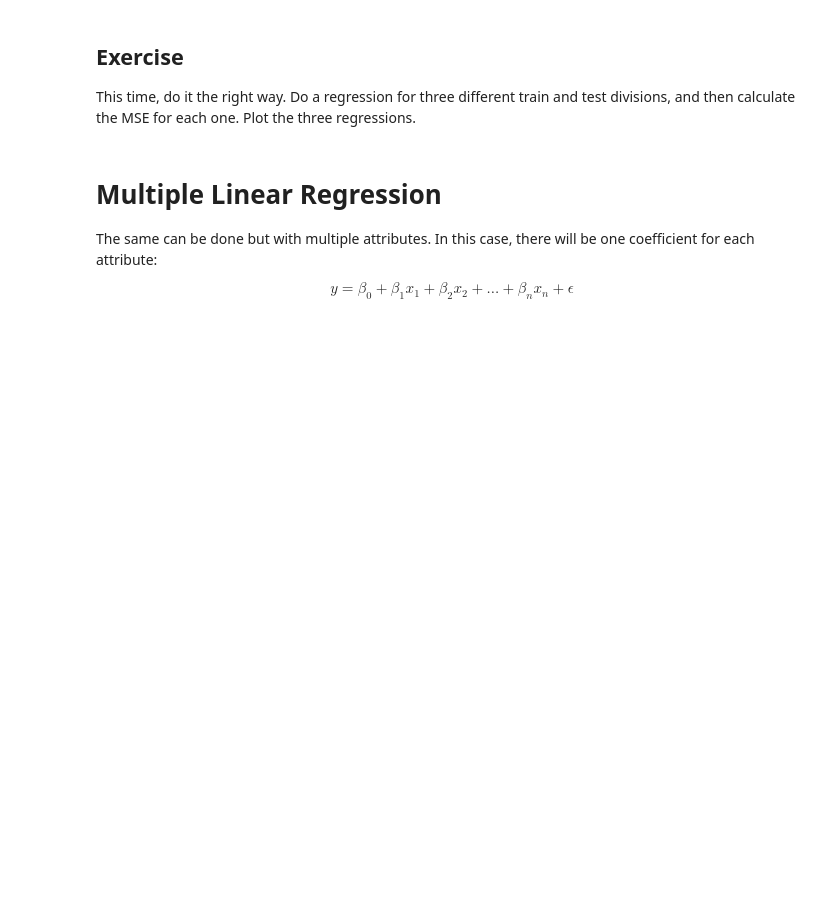
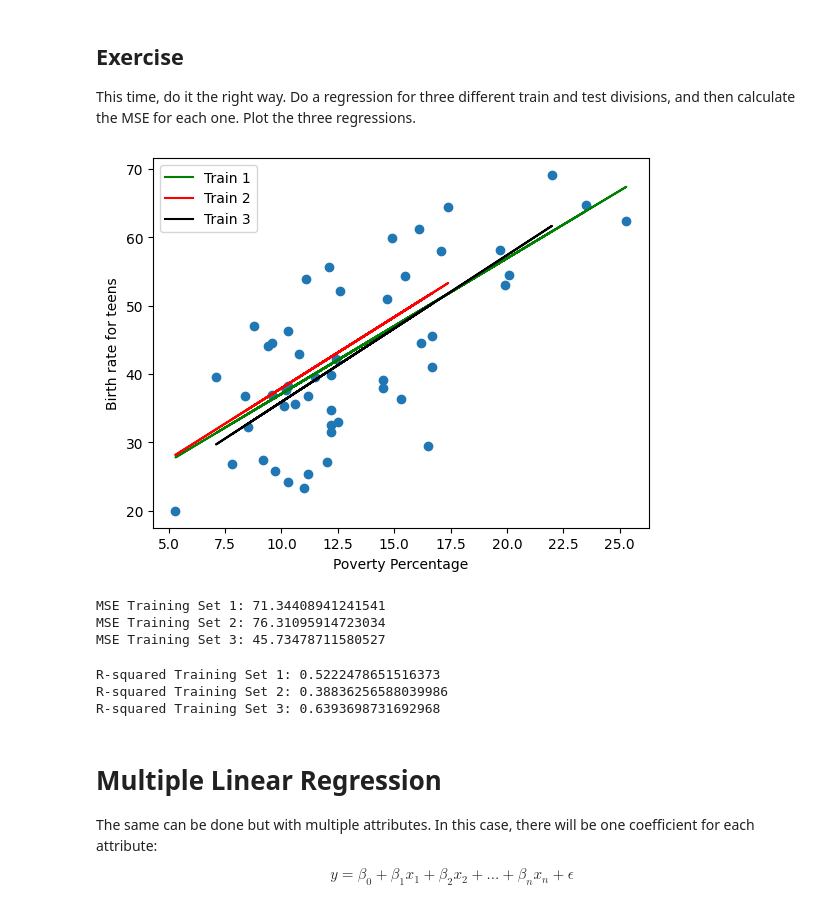
Before and after one commit to yninom/STATISTICALLEARNING, a Jupyter notebook: LinearRegression-Ex.ipynb, the cells around one changed output. Drawn from its saved outputs; the diff is of its cells as text; code cells hidden in the pictures; blank space fills up the shorter version.

```diff
--- a/LinearRegression-Ex.ipynb
+++ b/LinearRegression-Ex.ipynb
@@ -55,6 +140,43 @@ plt.show()
 ## Exercise
 
 This time, do it the right way. Do a regression for three different train and test divisions, and then calculate the MSE for each one. Plot the three regressions.
+# %%
+from sklearn.model_selection import train_test_split
+
+X_train1, X_test1, y_train1, y_test1 = train_test_split(X, y, train_size = .75)
+X_train2, X_test2, y_train2, y_test2 = train_test_split(X, y, train_size = .50)
+X_train3, X_test3, y_train3, y_test3 = train_test_split(X, y, train_size = .25)
+# %%
+y_pred1, MSE1, r2_1 = simple_linear_regression(X_train1,y_train1)
+y_pred2, MSE2, r2_2 = simple_linear_regression(X_train2,y_train2)
+y_pred3, MSE3, r2_3 = simple_linear_regression(X_train3,y_train3)
+
+plt.scatter(dataset['PovPct'], dataset['TeenBrth'])
+plt.plot(X_train1, y_pred1,color='g', label= 'Train 1')
+plt.plot(X_train2, y_pred2,color='r', label= 'Train 2')
+plt.plot(X_train3, y_pred3,color='k', label= 'Train 3')
+plt.xlabel("Poverty Percentage")
+plt.ylabel("Birth rate for teens")
+plt.legend()
+plt.show()
+# %% [output]
+[figure, added]
+# %%
+print("MSE Training Set 1:", MSE1)
+print("MSE Training Set 2:", MSE2)
+print("MSE Training Set 3:", MSE3)
+# %% [output]
+MSE Training Set 1: 71.34408941241541
+MSE Training Set 2: 76.31095914723034
+MSE Training Set 3: 45.73478711580527
+# %%
+print("R-squared Training Set 1:", r2_1)
+print("R-squared Training Set 2:", r2_2)
+print("R-squared Training Set 3:", r2_3)
+# %% [output]
+R-squared Training Set 1: 0.5222478651516373
+R-squared Training Set 2: 0.38836256588039986
+R-squared Training Set 3: 0.6393698731692968
 # %% [markdown]
 # Multiple Linear Regression
 
```
Also changed, not shown: parts of 27 cells of this notebook.
